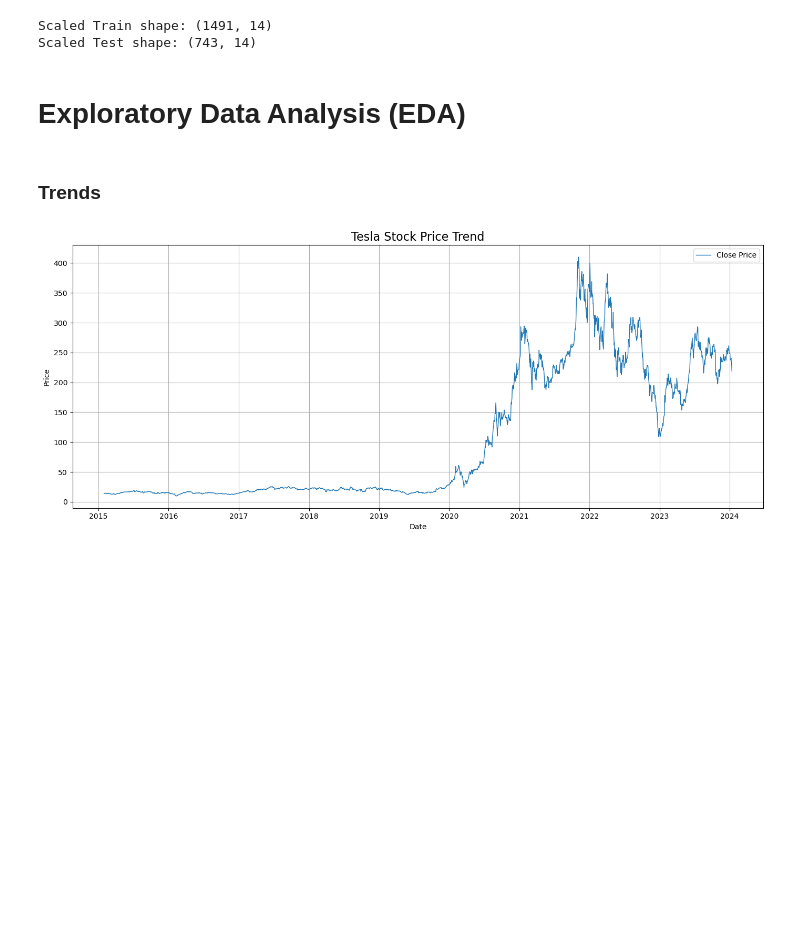
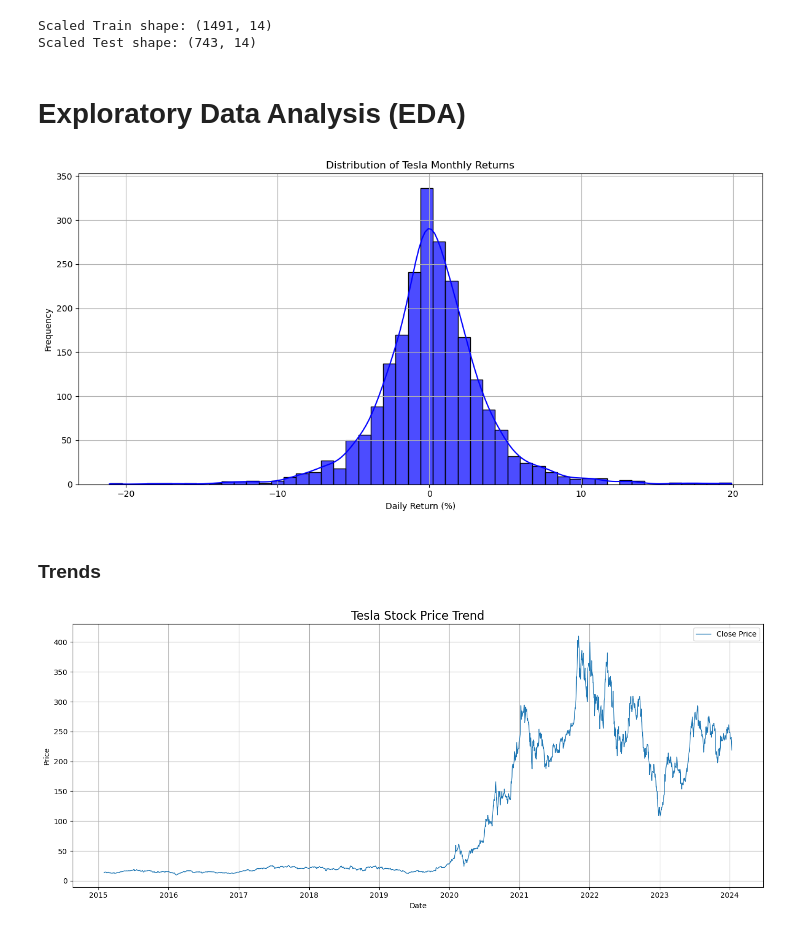
Before and after one commit to Rakib047/Tesla-Stock-Price-Forcasting-Project, a Jupyter notebook: main.ipynb, the cells around one changed output. Drawn from its saved outputs; the diff is of its cells as text; code cells hidden in the pictures; blank space fills up the shorter version.

```diff
--- a/main.ipynb
+++ b/main.ipynb
@@ -166,6 +166,21 @@ Scaled Test shape: (743, 14)
 # Exploratory Data Analysis (EDA)
 # %%
 df_full=create_features(df)
+# %%
+import matplotlib.pyplot as plt
+import seaborn as sns
+
+# Plotting the histogram of daily returns
+plt.figure(figsize=(12, 6))
+sns.histplot(df_full['Monthly_Return'], bins=50, kde=True, color='blue', alpha=0.7)
+plt.title('Distribution of Tesla Monthly Returns')
+plt.xlabel('Daily Return (%)')
+plt.ylabel('Frequency')
+plt.grid(True)
+plt.tight_layout()
+plt.show()
+# %% [output]
+[figure, added]
 # %% [markdown]
 ### Trends
 # %%
```
Also changed, not shown: parts of 3 cells of this notebook.
